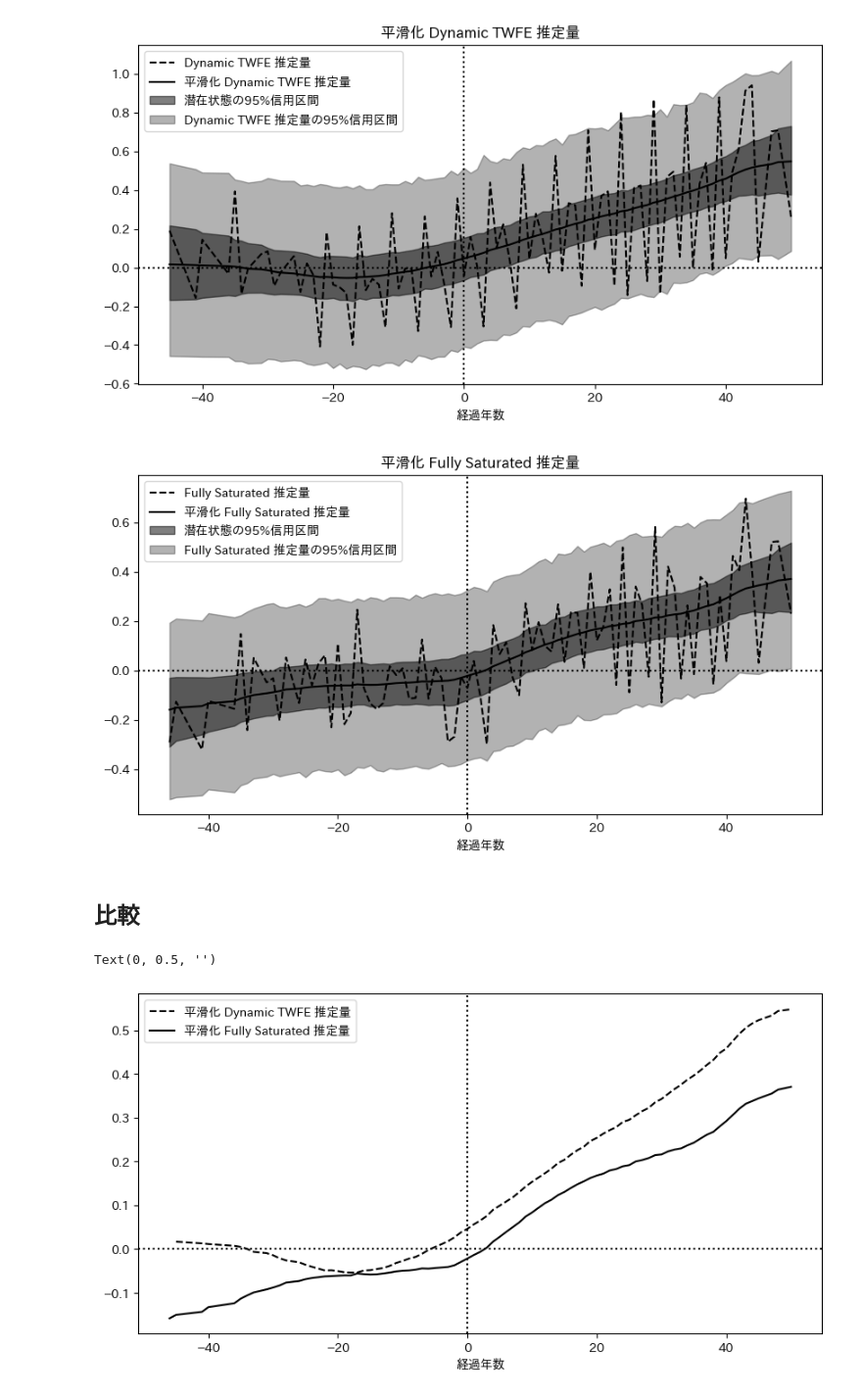
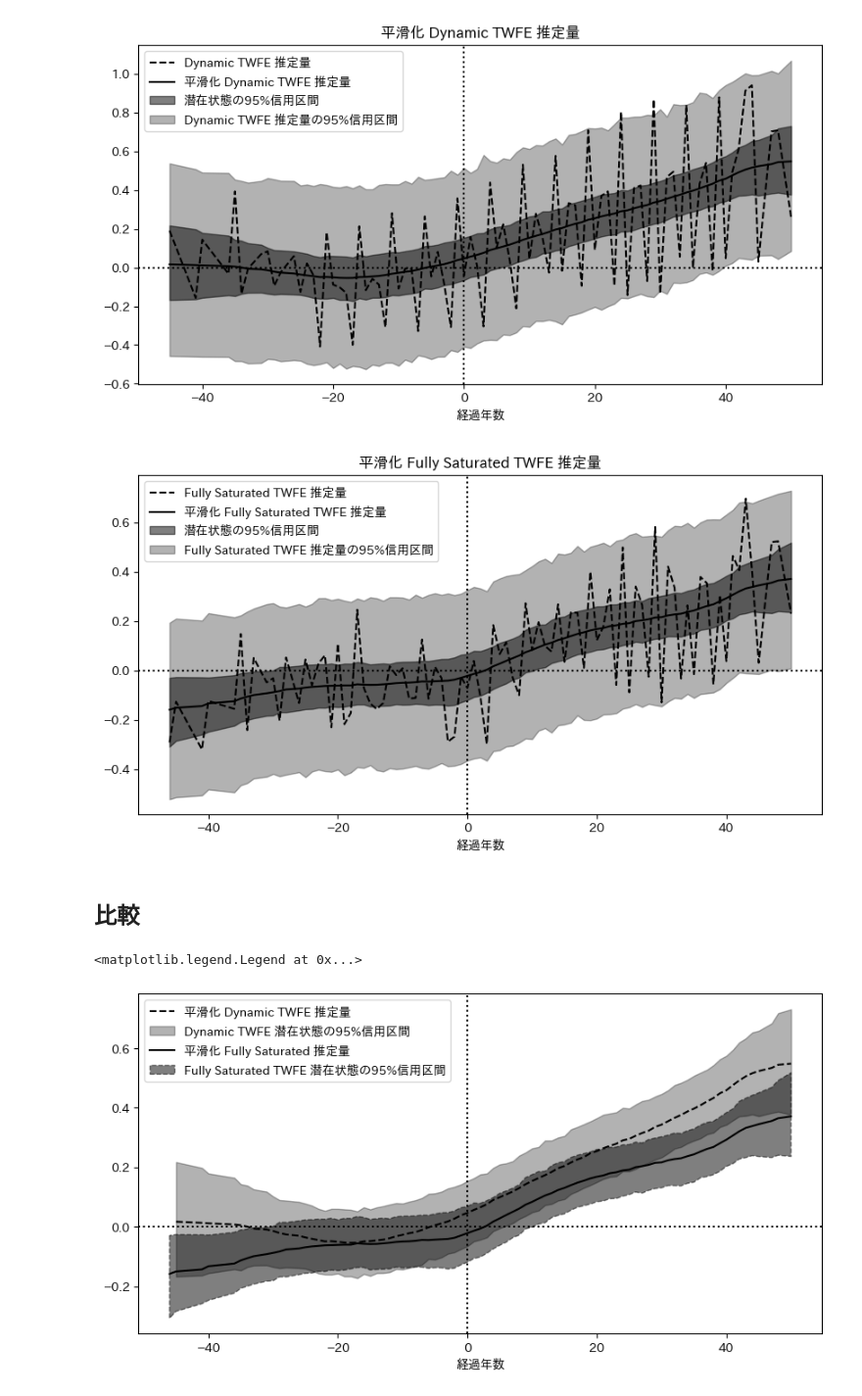
Before and after one commit to Keisei-Akiya/bridge-straw-effects, a Jupyter notebook: src/analysis/fully_vs_dynamic.ipynb, the cells around one changed output. Shown at 98% size. Cells and saved outputs as stored; diff of their text form; code cells hidden in the pictures.

```diff
--- a/src/analysis/fully_vs_dynamic.ipynb
+++ b/src/analysis/fully_vs_dynamic.ipynb
@@ -50,23 +50,37 @@ dynamic_plotter.plot(title='Dynamic TWFE', path='../../docs/figures/dynamic_twfe
 [figure]
 # %%
 fully_saturated_plotter = Plotter(weighted_beta_df)
-fully_saturated_plotter.plot(title='Fully Saturated', path='../../docs/figures/fully_saturated_twfe/smoothed_ATT.png')
+fully_saturated_plotter.plot(title='Fully Saturated TWFE', path='../../docs/figures/fully_saturated_twfe/smoothed_ATT.png')
 # %% [output]
-[figure, old version]
+[figure, new version]
 # %% [markdown]
 ## 比較
 # %%
 fig, ax = plt.subplots(figsize=(10, 5))
 # sns.scatterplot(x='time_since_treatment', y='mean', data=beta_df, ax=ax, color='black', label='Dynamic TWFE 推定量', marker='X')
 sns.lineplot(x='time_since_treatment', y='smoothed_mean', data=beta_df, ax=ax, color='black', label='平滑化 Dynamic TWFE 推定量', ls='--')
+ax.fill_between(
+    beta_df['time_since_treatment'],
+    y1=beta_df['state_smoothed_lwr_post'],
+    y2=beta_df['state_smoothed_upr_post'],
+    alpha=0.3, label='Dynamic TWFE 潜在状態の95%信用区間', color='k'
+)
+
 # sns.scatterplot(x='time_since_treatment', y='mean', data=weighted_beta_df, ax=ax, color='black', label='Fully Saturated 推定量')
 sns.lineplot(x='time_since_treatment', y='smoothed_mean', data=weighted_beta_df, ax=ax, label='平滑化 Fully Saturated 推定量', color='k')
+ax.fill_between(
+    weighted_beta_df['time_since_treatment'],
+    y1=weighted_beta_df['state_smoothed_lwr_post'],
+    y2=weighted_beta_df['state_smoothed_upr_post'],
+    alpha=0.5, label='Fully Saturated TWFE 潜在状態の95%信用区間', color='k', ls='--'
+)
 
 ax.axvline(x=0, color='k', linestyle=':')
 ax.axhline(y=0, color='k', linestyle=':')
 
 ax.set_xlabel('経過年数')
 ax.set_ylabel('')
+ax.legend()
 # %% [output]
-Text(0, 0.5, '')
+<matplotlib.legend.Legend at 0x...>
-[figure, old version]
+[figure, new version]
```
Also changed, not shown: 10 other files.
